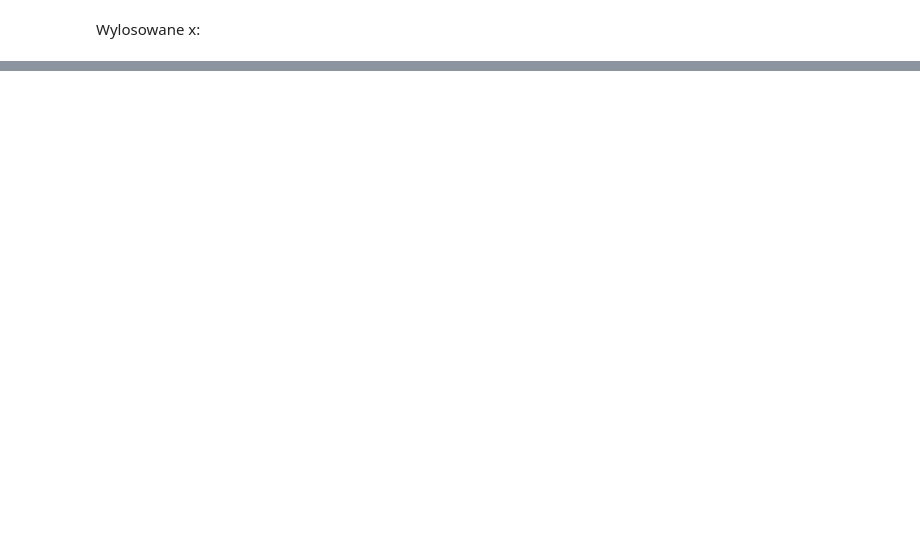
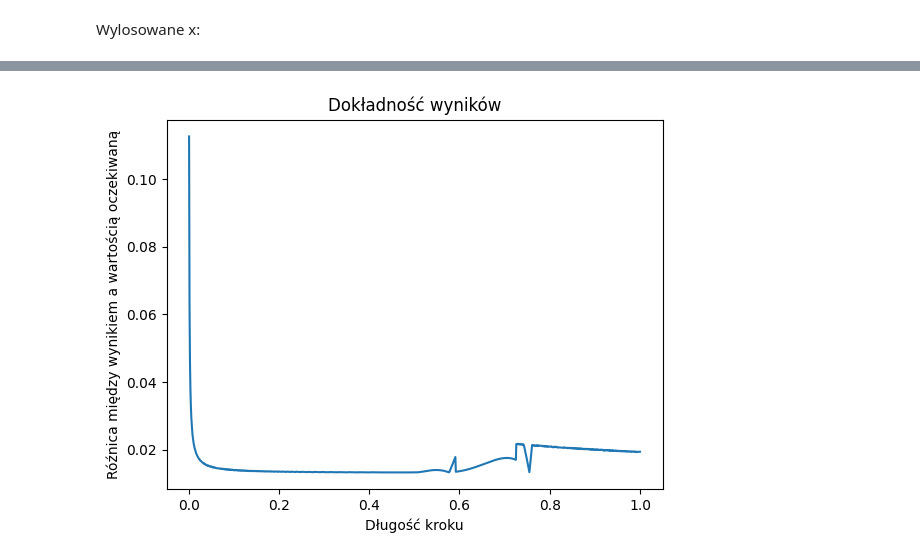
Before and after one commit to mbo009/WSI23Z, a Jupyter notebook: LAB01/Untitled.ipynb, the cells around one changed output, grey strips where cells are left out. Drawn from its saved outputs; the diff is of its cells as text; code cells hidden in the pictures; blank space fills up the shorter version.

```diff
--- a/LAB01/Untitled.ipynb
+++ b/LAB01/Untitled.ipynb
@@ -150,0 +161,3 @@ plt_accuracy(measurements[0], 0, "Dokładność wyników", 0.001)
+# %%
+measurements = stepLenDependency(functions.g, functions.gGradient, 1e-4, 0.001, 1e6, [1,1], True)
+plt_stepLen(measurements, "Liczba wymaganych kroków do długości", 0.001)
@@ -150,0 +166,4 @@ plt_accuracy(measurements[0], 0, "Dokładność wyników", 0.001)
+# %%
+plt_accuracy(measurements, [-0.0033,-0.0033], "Dokładność wyników", 0.001, True)
+# %% [output]
+[figure, added]
```
Also changed, not shown: parts of 48 cells of this notebook, 3 other files.
